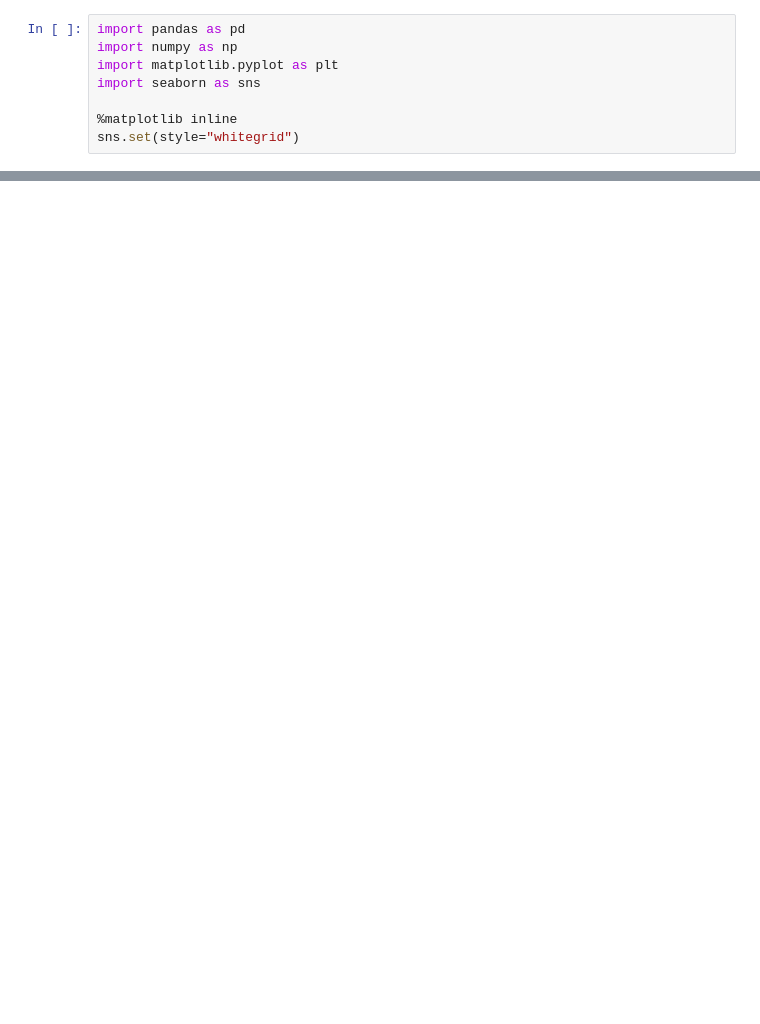
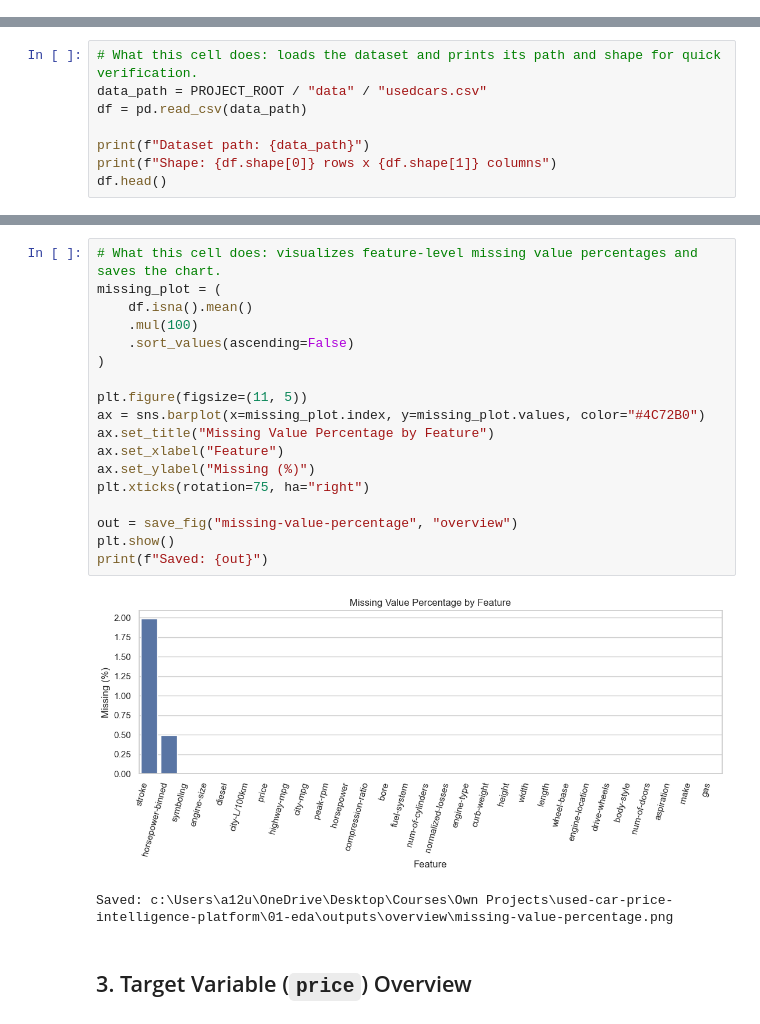
Before and after one commit to visurarodrigo/used-car-price-intelligence-platform, a Jupyter notebook: 01-eda/EDA - UsedCars.ipynb, the cells around one changed output, grey strips where cells are left out. Drawn from its saved outputs; the diff is of its cells as text; blank space fills up the shorter version.

```diff
--- a/01-eda/EDA - UsedCars.ipynb
+++ b/01-eda/EDA - UsedCars.ipynb
@@ -5,8 +0,0 @@
-# %%
-import pandas as pd
-import numpy as np
-import matplotlib.pyplot as plt
-import seaborn as sns
-
-%matplotlib inline
-sns.set(style="whitegrid")
@@ -234,0 +58,8 @@ Author - Visura Rodrigo
+# %%
+# What this cell does: loads the dataset and prints its path and shape for quick verification.
+data_path = PROJECT_ROOT / "data" / "usedcars.csv"
+df = pd.read_csv(data_path)
+
+print(f"Dataset path: {data_path}")
+print(f"Shape: {df.shape[0]} rows x {df.shape[1]} columns")
+df.head()
@@ -234,0 +110,23 @@ Author - Visura Rodrigo
+# %%
+# What this cell does: visualizes feature-level missing value percentages and saves the chart.
+missing_plot = (
+    df.isna().mean()
+    .mul(100)
+    .sort_values(ascending=False)
+)
+
+plt.figure(figsize=(11, 5))
+ax = sns.barplot(x=missing_plot.index, y=missing_plot.values, color="#4C72B0")
+ax.set_title("Missing Value Percentage by Feature")
+ax.set_xlabel("Feature")
+ax.set_ylabel("Missing (%)")
+plt.xticks(rotation=75, ha="right")
+
+out = save_fig("missing-value-percentage", "overview")
+plt.show()
+print(f"Saved: {out}")
+# %% [output]
+[figure, added]
+Saved: c:\Users\a12u\OneDrive\Desktop\Courses\Own Projects\used-car-price-intelligence-platform\01-eda\outputs\overview\missing-value-percentage.png
+# %% [markdown]
+## 3. Target Variable (`price`) Overview
```
Also changed, not shown: parts of 50 cells of this notebook, 20 other files.
